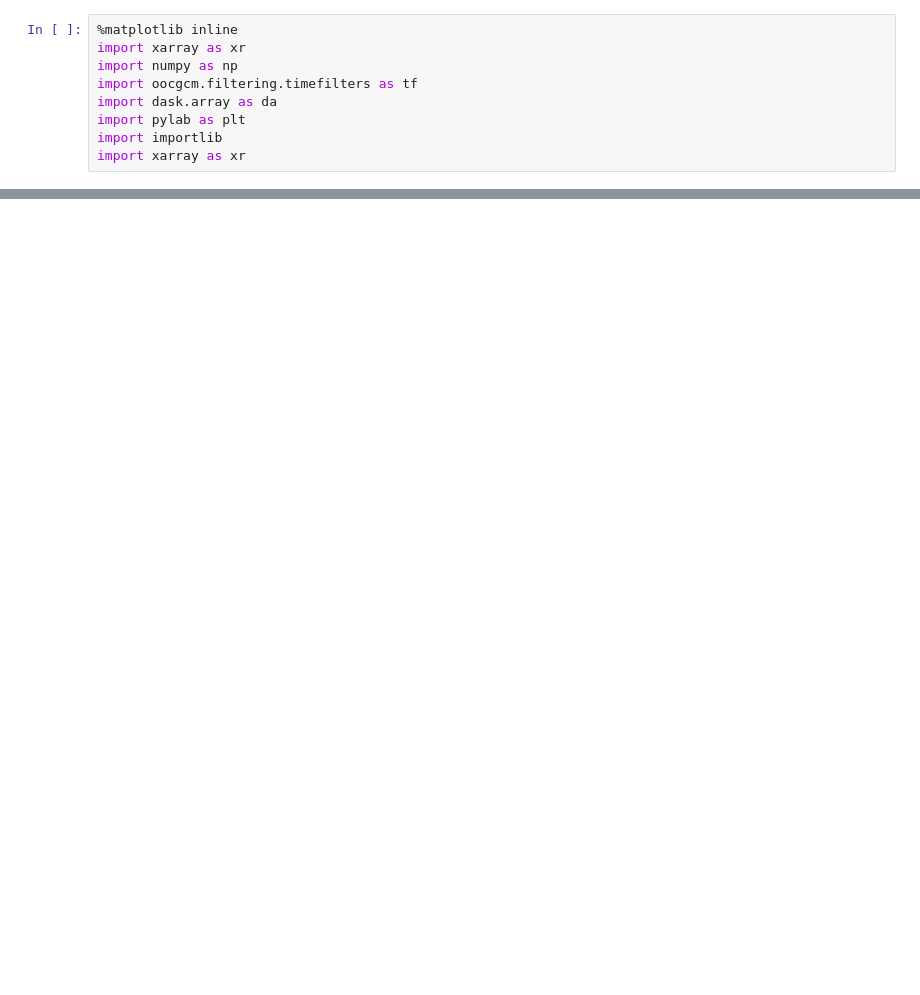
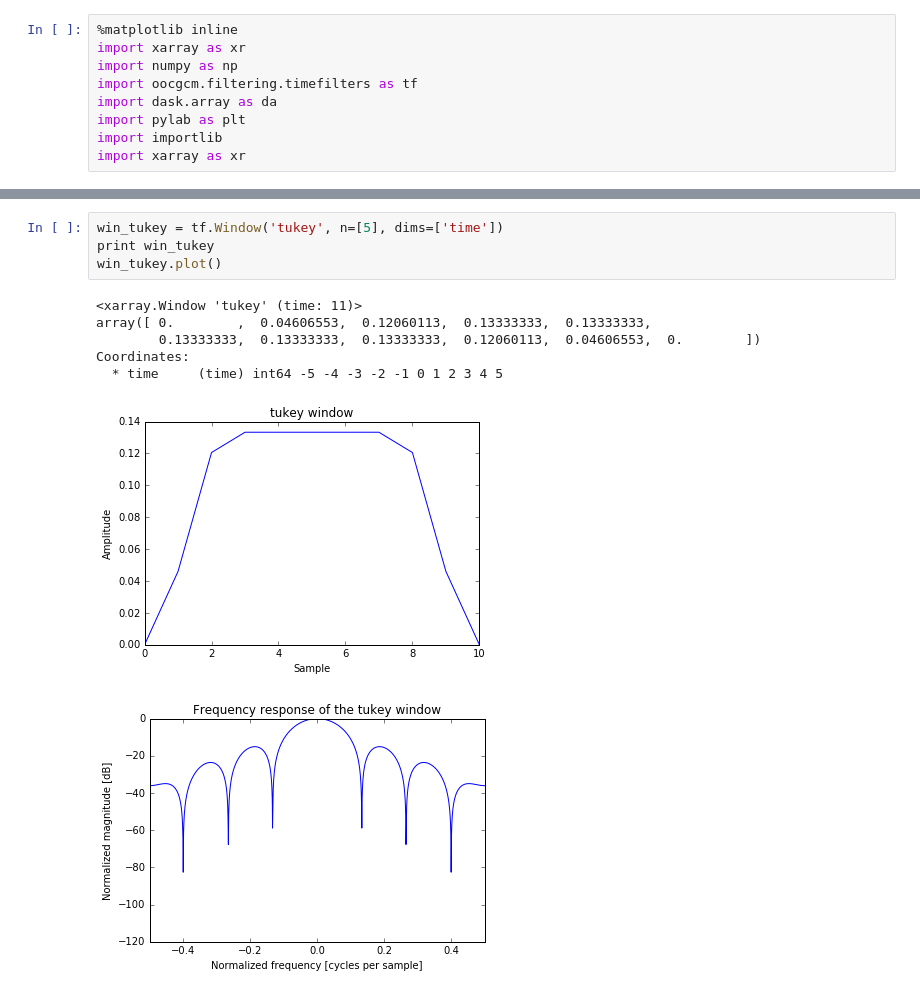
Before and after one commit to lesommer/oocgcm, a Jupyter notebook: examples/notebooks/demo_filtering.ipynb, the cells around one changed output, grey strips where cells are left out. Cells and saved outputs as stored; diff of their text form; blank space fills up the shorter version.

```diff
--- a/examples/notebooks/demo_filtering.ipynb
+++ b/examples/notebooks/demo_filtering.ipynb
@@ -50,0 +74,12 @@ plt.plot(signal_lf, lw=2, color='r')
+# %%
+win_tukey = tf.Window('tukey', n=[5], dims=['time'])
+print win_tukey
+win_tukey.plot()
+# %% [output]
+<xarray.Window 'tukey' (time: 11)>
+array([ 0.        ,  0.04606553,  0.12060113,  0.13333333,  0.13333333,
+        0.13333333,  0.13333333,  0.13333333,  0.12060113,  0.04606553,  0.        ])
+Coordinates:
+  * time     (time) int64 -5 -4 -3 -2 -1 0 1 2 3 4 5
+[figure, added]
+[figure, added]
```
Also changed, not shown: parts of 12 cells of this notebook.
